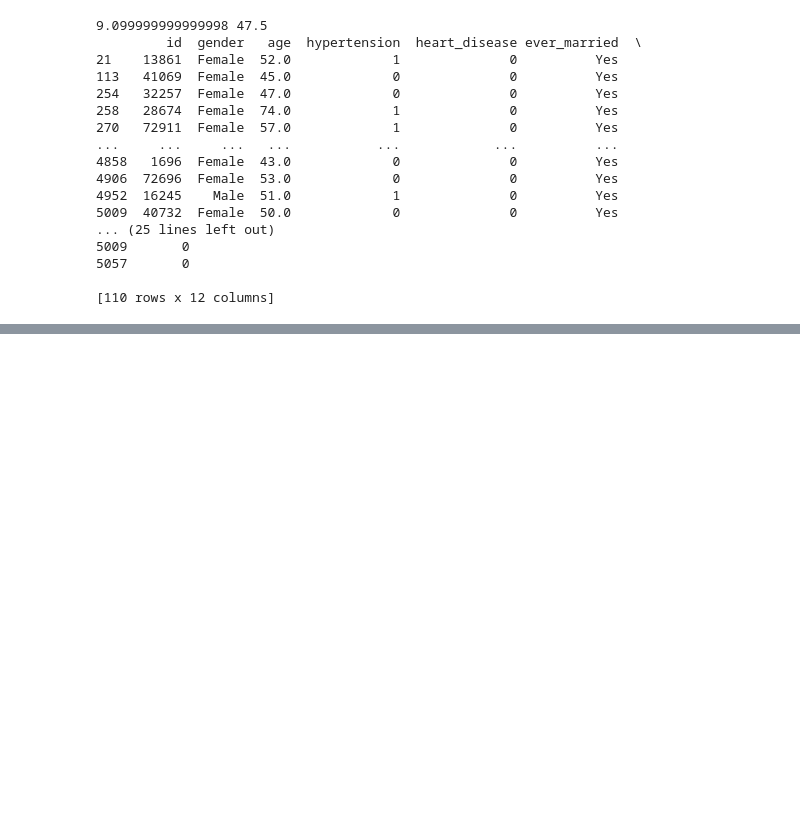
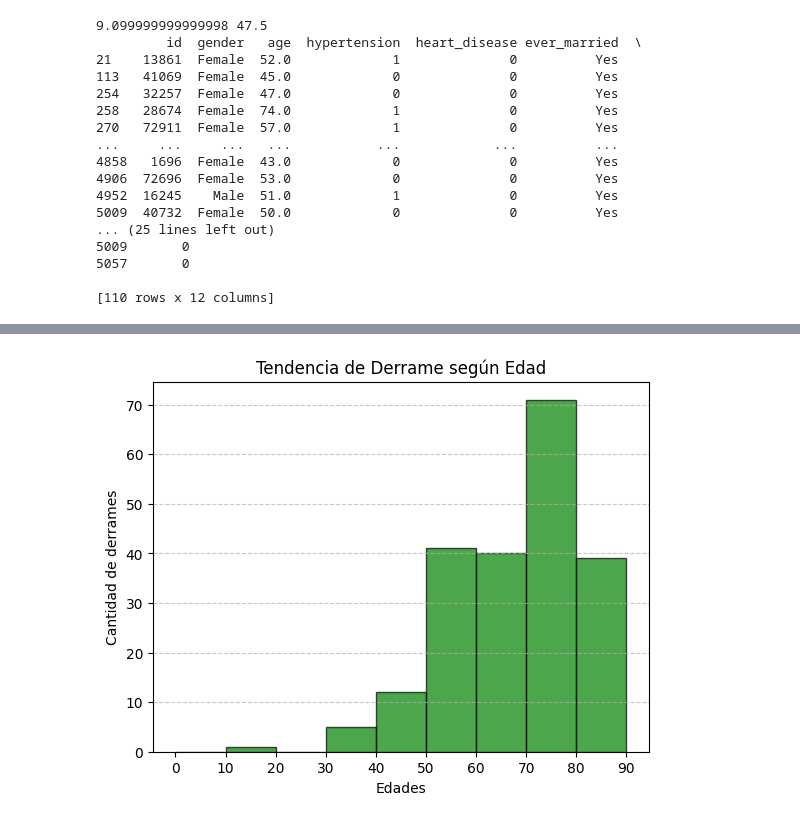
Before and after one commit to champagne-gabo/proyecto-inf280, a Jupyter notebook: notebook.ipynb, the cells around one changed output, grey strips where cells are left out. Cells and saved outputs as stored; diff of their text form; code cells hidden in the pictures; blank space fills up the shorter version.

```diff
--- a/notebook.ipynb
+++ b/notebook.ipynb
@@ -162,0 +210,14 @@ plt.show()
+# %%
+#Nos ayudará para separar a los que si han tenido un derrame
+df_stroke = df[df["stroke"] == 1]
+
+bins = list(range(0, 100, 10))
+plt.hist(df_stroke["age"], bins=bins, edgecolor="black", alpha=0.7, color='green')
+plt.title('Tendencia de Derrame según Edad')
+plt.xlabel('Edades')
+plt.ylabel('Cantidad de derrames')
+plt.xticks(bins)  # Ajustar las etiquetas en el eje X
+plt.grid(axis="y", linestyle="--", alpha=0.7)
+plt.show()
+# %% [output]
+[figure, added]
```
Also changed, not shown: parts of 17 cells of this notebook.
